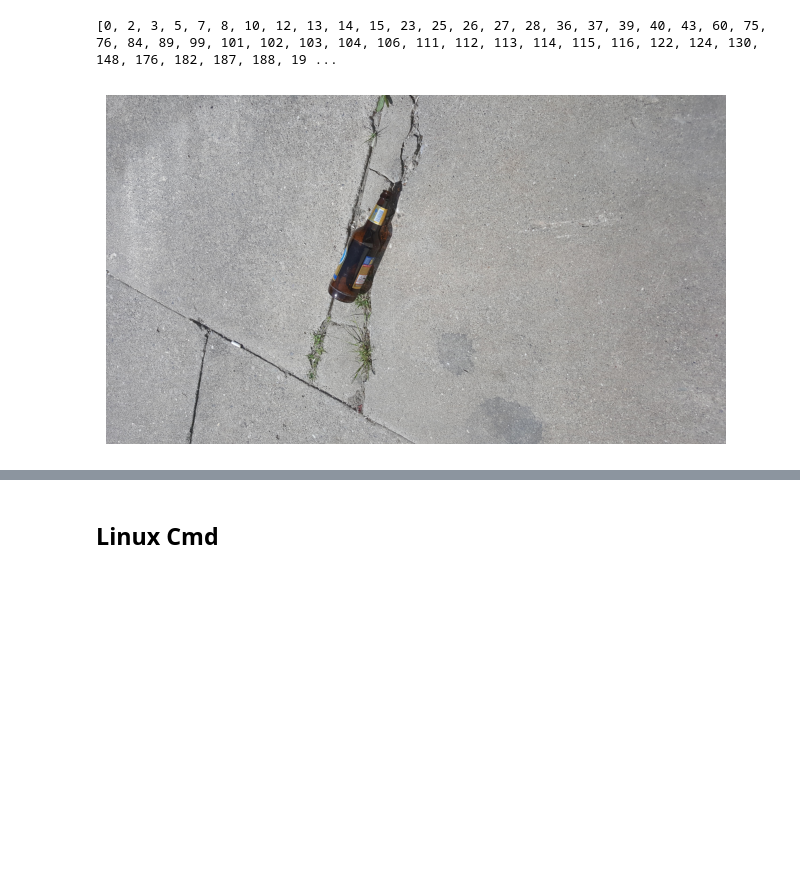
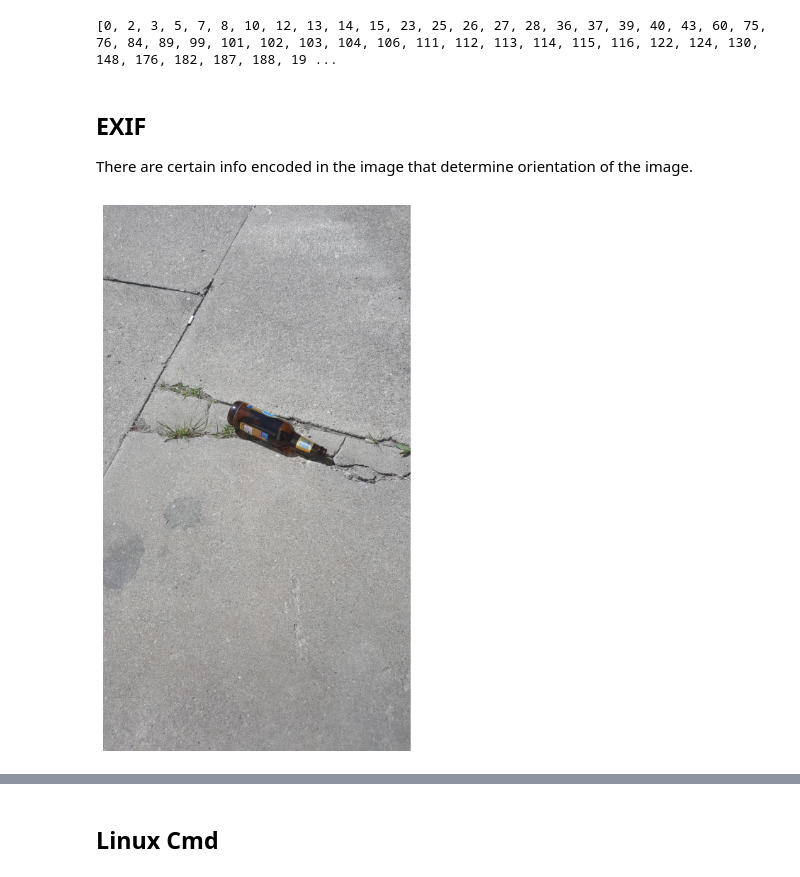
Before and after one commit to fzoric8/TACO, a Jupyter notebook: explore_dataset.ipynb, the cells around one changed output, grey strips where cells are left out. Cells and saved outputs as stored; diff of their text form; code cells hidden in the pictures; blank space fills up the shorter version.

```diff
--- a/explore_dataset.ipynb
+++ b/explore_dataset.ipynb
@@ -46,14 +47,36 @@ randomImg = get_random_element(imgIds)
 img = coco.loadImgs(randomImg)[0]
 # %% [output]
 [0, 2, 3, 5, 7, 8, 10, 12, 13, 14, 15, 23, 25, 26, 27, 28, 36, 37, 39, 40, 43, 60, 75, 76, 84, 89, 99, 101, 102, 103, 104, 106, 111, 112, 113, 114, 115, 116, 122, 124, 130, 148, 176, 182, 187, 188, 19 ...
-# %%
-# load and display image
-I = io.imread("{}/{}".format(dataDir, img['file_name']))
-plt.axis('off')
-plt.imshow(I)
-plt.show()
-# %% [output]
-[figure, removed]
+# %% [markdown]
+## EXIF
+
+There are certain info encoded in the image that determine orientation of the image.
+# %%
+# load and display image
+I = Image.open("{}/{}".format(dataDir, img['file_name']))
+
+# Obtain Exif orientation tag code
+for orientation in ExifTags.TAGS.keys():
+    if ExifTags.TAGS[orientation] == 'Orientation':
+        break
+
+ # Load and process image metadata
+if I._getexif():
+    exif = dict(I._getexif().items())
+    # Rotate portrait and upside down images if necessary
+    if orientation in exif:
+        if exif[orientation] == 3:
+            I = I.rotate(180,expand=True)
+        if exif[orientation] == 6:
+            I = I.rotate(270,expand=True)
+        if exif[orientation] == 8:
+            I = I.rotate(90,expand=True)
+
+plt.axis('off')
+plt.imshow(I)
+plt.show()
+# %% [output]
+[figure, added]
 # %%
 # Load and display instance annotations
 plt.imshow(I);
```
Also changed, not shown: parts of 5 cells of this notebook.
